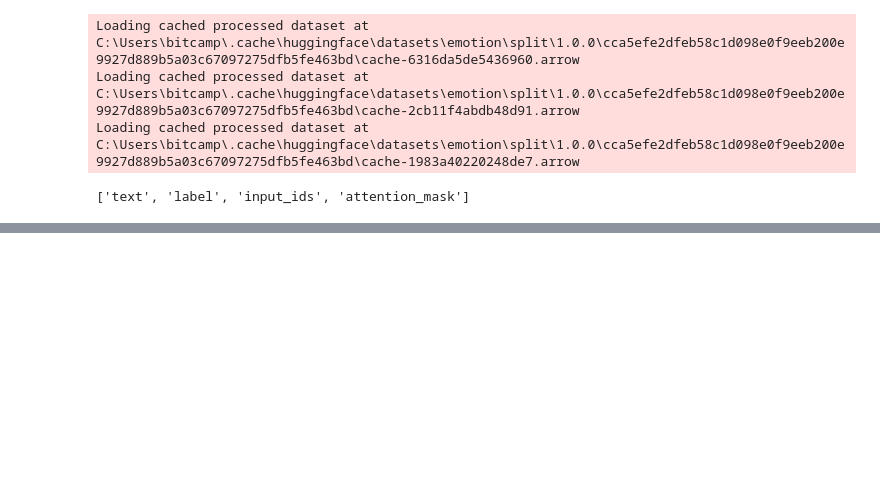
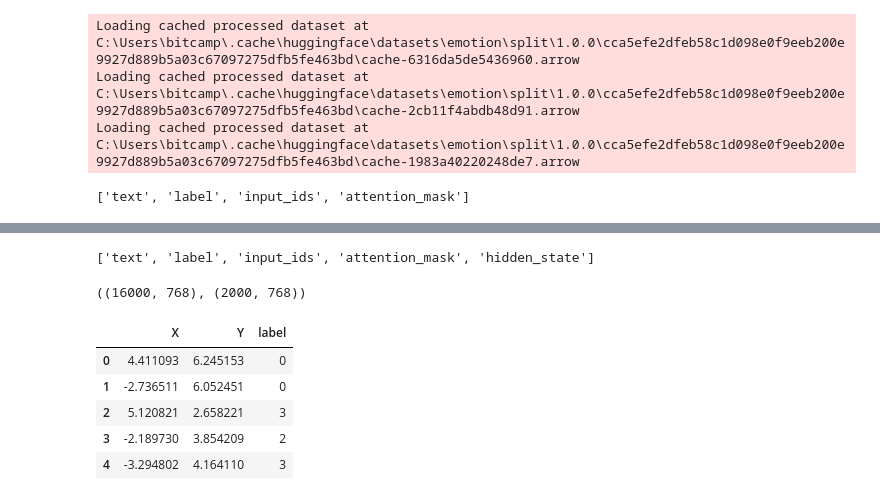
Before and after one commit to zknight666/bit_study, a Jupyter notebook: transformers_test/02_text_classificaiton_emotion.ipynb, the cells around one changed output, grey strips where cells are left out. Drawn from its saved outputs; the diff is of its cells as text; code cells hidden in the pictures; blank space fills up the shorter version.

```diff
--- a/transformers_test/02_text_classificaiton_emotion.ipynb
+++ b/transformers_test/02_text_classificaiton_emotion.ipynb
@@ -401,0 +471,59 @@ If your task is similar to the task the model of the checkpoint was trained on,
+# %%
+emotions_encoded.set_format("torch", columns=["input_ids", "attention_mask","label"])
+#  변환할 데이터의 형식 = "torch" = PyTorch Tensor 형태
+# columns에 넣은 컬럼을 PyTorch Tensor 형태로 변환
+#
+# %%
+emotions_hidden = emotions_encoded.map(extract_hidden_states, batched=True)
+
+# batch_size 기본값 = 1000임
+# 7분?
+# %%
+emotions_hidden["train"].column_names
+# ['text', 'label', 'input_ids', 'attention_mask', 'hidden_state']
+# %% [output]
+['text', 'label', 'input_ids', 'attention_mask', 'hidden_state']
+# %%
+# 특성 행렬 만들기
+# 분류 모델 훈련하는데 필요한 정보 준비 완료
+import numpy as np
+
+
+x_train = np.array(emotions_hidden["train"]["hidden_state"])
+# 훈련용 x 데이터 = "train" 데이터셋에 해당하는 hidden state 벡터를 NumPy 배열로 추출
+x_vaild = np.array(emotions_hidden["validation"]["hidden_state"])
+# emotions_encoded 객체가 이미 train과 validation으로 나눠져있어서 바로 사용
+# 검증용 x 데이터 = "validation" 데이터셋에 해당하는 hidden state 벡터를 NumPy 배열로 추출
+
+y_train = np.array(emotions_hidden["train"]["label"])
+y_vaild = np.array(emotions_hidden["validation"]["label"])
+x_train.shape, x_vaild.shape
+
+
+# x_train.shape, x_vaild.shape : ((16000, 768), (2000, 768))
+# %% [output]
+((16000, 768), (2000, 768))
+# %%
+# 시각화 하기
+# 768차원 시각화 어려움 -> UMAP 이용하여 2D로 만듬
+
+from umap import UMAP
+from sklearn.preprocessing import MinMaxScaler
+
+# 특성 스케일을 [0,1] 범위로 조정.
+X_scaled = MinMaxScaler().fit_transform(x_train)
+
+# UMAP 객체를 생성하고 훈련함.
+mapper = UMAP(n_components=2,metric="cosine").fit(X_scaled)
+# n_components= 차원 / metric= 계산 방식 / fit = 학습(학습할data 변수)
+
+df_emb = pd.DataFrame(mapper.embedding_,columns=["X","Y"])
+df_emb["label"] = y_train
+df_emb.head()
+# %% [output]
+|  | X | Y | label |
+| 0 | 4.411093 | 6.245153 | 0 |
+| 1 | -2.736511 | 6.052451 | 0 |
+| 2 | 5.120821 | 2.658221 | 3 |
+| 3 | -2.189730 | 3.854209 | 2 |
+| 4 | -3.294802 | 4.164110 | 3 |
```
Also changed, not shown: parts of 10 cells of this notebook.
